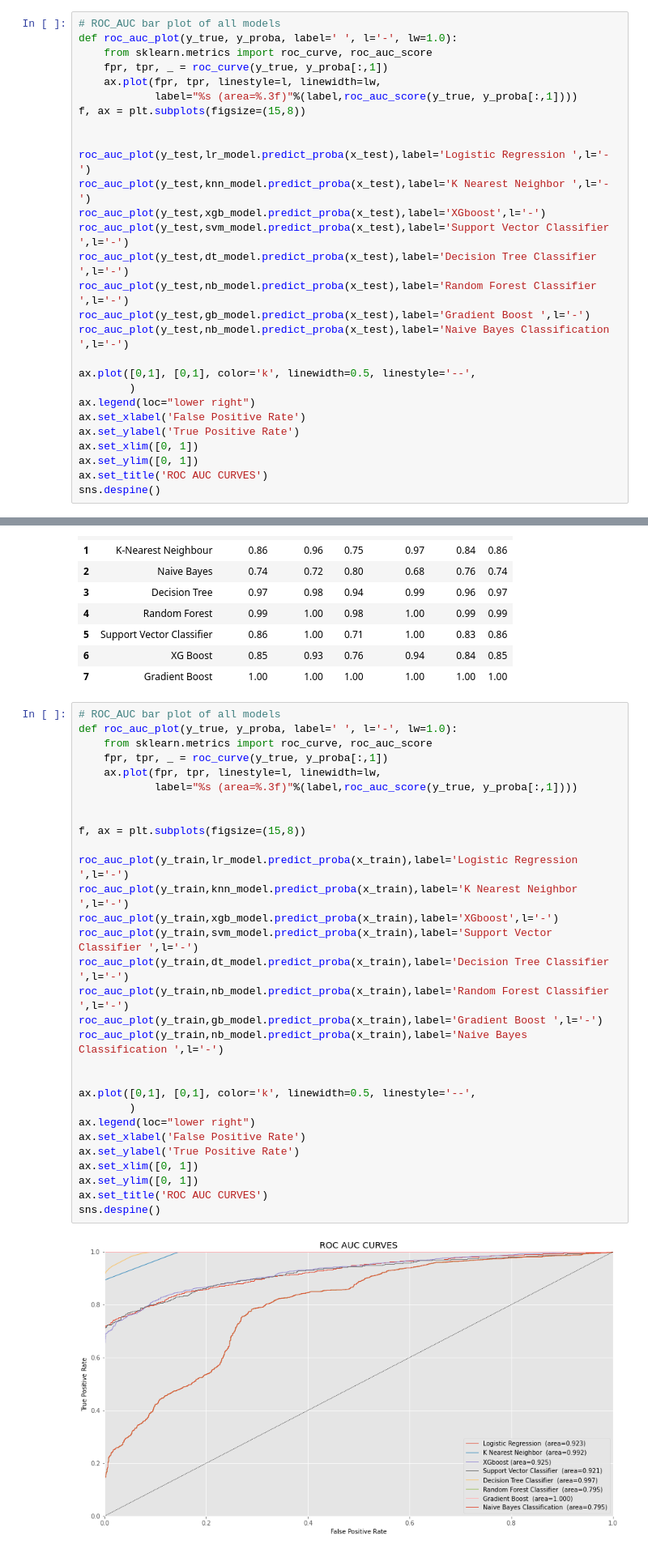
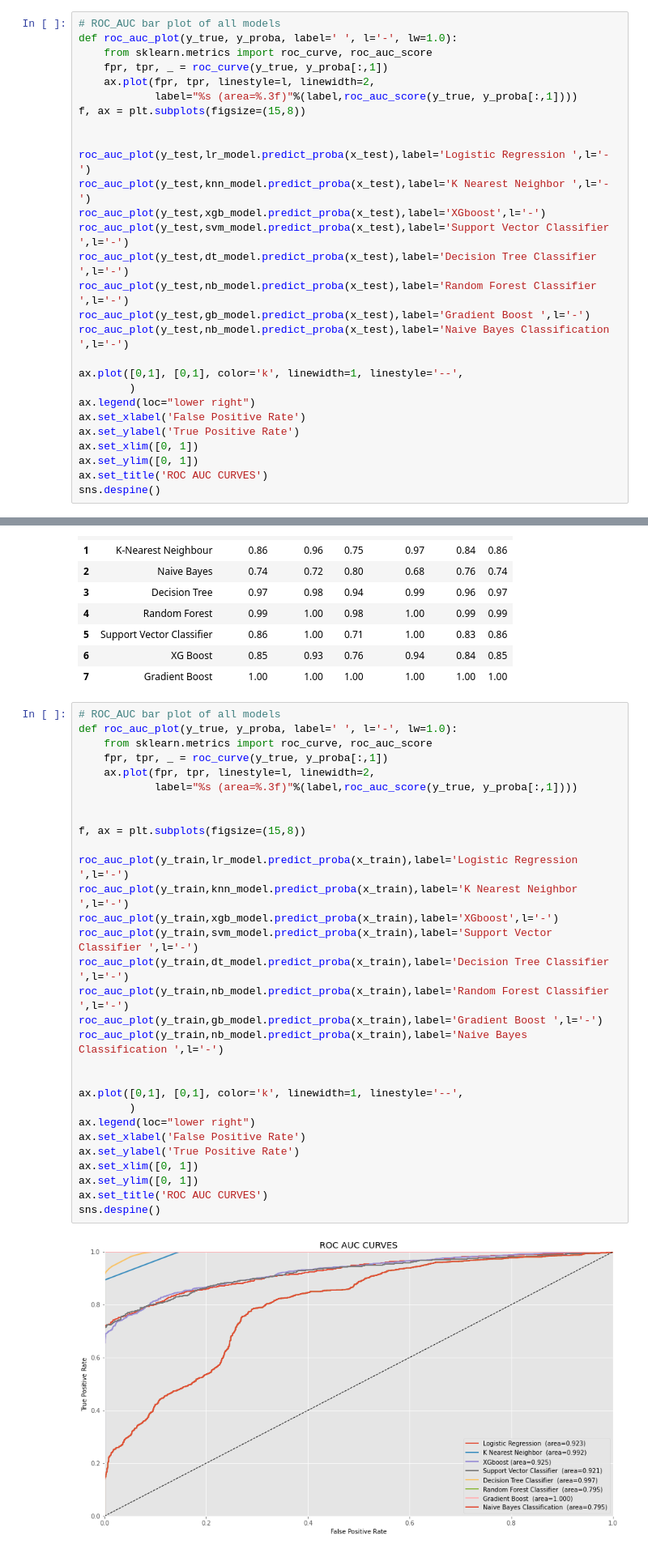
Before and after one commit to Samarjeet-singh-chhabra/Classification-CardioVascular-Risk-Pridiction, a Jupyter notebook: PERSONAL_NOTEBOOK_|_CP_3_|_CARDIOVASCULAR_RISK_PREDICTION_|_SAMARJEET.ipynb, the cells around one changed output, grey strips where cells are left out. Shown at 81% size. Saved outputs shown, nothing was run; the diff lists cells and outputs as text.

```diff
--- a/PERSONAL_NOTEBOOK_|_CP_3_|_CARDIOVASCULAR_RISK_PREDICTION_|_SAMARJEET.ipynb
+++ b/PERSONAL_NOTEBOOK_|_CP_3_|_CARDIOVASCULAR_RISK_PREDICTION_|_SAMARJEET.ipynb
@@ -2652,7 +2652,7 @@ test_report.style.background_gradient(cmap=cm).set_precision(2)
 def roc_auc_plot(y_true, y_proba, label=' ', l='-', lw=1.0):
     from sklearn.metrics import roc_curve, roc_auc_score
     fpr, tpr, _ = roc_curve(y_true, y_proba[:,1])
-    ax.plot(fpr, tpr, linestyle=l, linewidth=lw,
+    ax.plot(fpr, tpr, linestyle=l, linewidth=2,
             label="%s (area=%.3f)"%(label,roc_auc_score(y_true, y_proba[:,1])))
 f, ax = plt.subplots(figsize=(15,8))
 
@@ -2666,7 +2666,7 @@ roc_auc_plot(y_test,nb_model.predict_proba(x_test),label='Random Forest Classifi
 roc_auc_plot(y_test,gb_model.predict_proba(x_test),label='Gradient Boost ',l='-')
 roc_auc_plot(y_test,nb_model.predict_proba(x_test),label='Naive Bayes Classification ',l='-')
 
-ax.plot([0,1], [0,1], color='k', linewidth=0.5, linestyle='--',
+ax.plot([0,1], [0,1], color='k', linewidth=1, linestyle='--',
         )
 ax.legend(loc="lower right")
 ax.set_xlabel('False Positive Rate')
@@ -2695,35 +2695,35 @@ train_report.style.background_gradient(cmap=cm).set_precision(2)
 # %%
 # ROC_AUC bar plot of all models
 def roc_auc_plot(y_true, y_proba, label=' ', l='-', lw=1.0):
     from sklearn.metrics import roc_curve, roc_auc_score
     fpr, tpr, _ = roc_curve(y_true, y_proba[:,1])
-    ax.plot(fpr, tpr, linestyle=l, linewidth=lw,
+    ax.plot(fpr, tpr, linestyle=l, linewidth=2,
             label="%s (area=%.3f)"%(label,roc_auc_score(y_true, y_proba[:,1])))
 
 
 f, ax = plt.subplots(figsize=(15,8))
 
 roc_auc_plot(y_train,lr_model.predict_proba(x_train),label='Logistic Regression ',l='-')
 roc_auc_plot(y_train,knn_model.predict_proba(x_train),label='K Nearest Neighbor ',l='-')
 roc_auc_plot(y_train,xgb_model.predict_proba(x_train),label='XGboost',l='-')
 roc_auc_plot(y_train,svm_model.predict_proba(x_train),label='Support Vector Classifier ',l='-')
 roc_auc_plot(y_train,dt_model.predict_proba(x_train),label='Decision Tree Classifier ',l='-')
 roc_auc_plot(y_train,nb_model.predict_proba(x_train),label='Random Forest Classifier ',l='-')
 roc_auc_plot(y_train,gb_model.predict_proba(x_train),label='Gradient Boost ',l='-')
 roc_auc_plot(y_train,nb_model.predict_proba(x_train),label='Naive Bayes Classification ',l='-')
 
 
-ax.plot([0,1], [0,1], color='k', linewidth=0.5, linestyle='--',
+ax.plot([0,1], [0,1], color='k', linewidth=1, linestyle='--',
         )
 ax.legend(loc="lower right")
 ax.set_xlabel('False Positive Rate')
 ax.set_ylabel('True Positive Rate')
 ax.set_xlim([0, 1])
 ax.set_ylim([0, 1])
 ax.set_title('ROC AUC CURVES')
 sns.despine()
 # %% [output]
-[figure, old version]
+[figure, new version]
 # %% [markdown]
 # **SUMMARY AND CONCLUSION**
 # %% [markdown]
```
Also changed, not shown: parts of 1 cell of this notebook.
